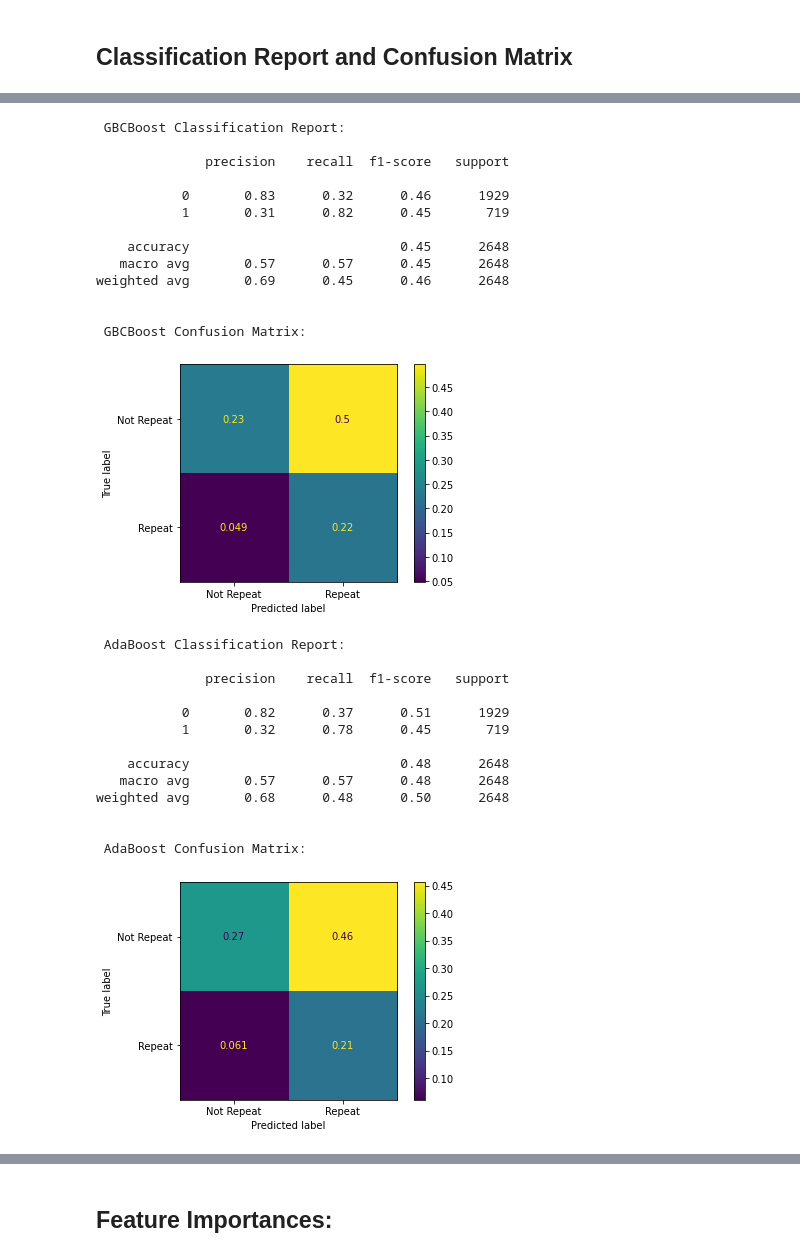
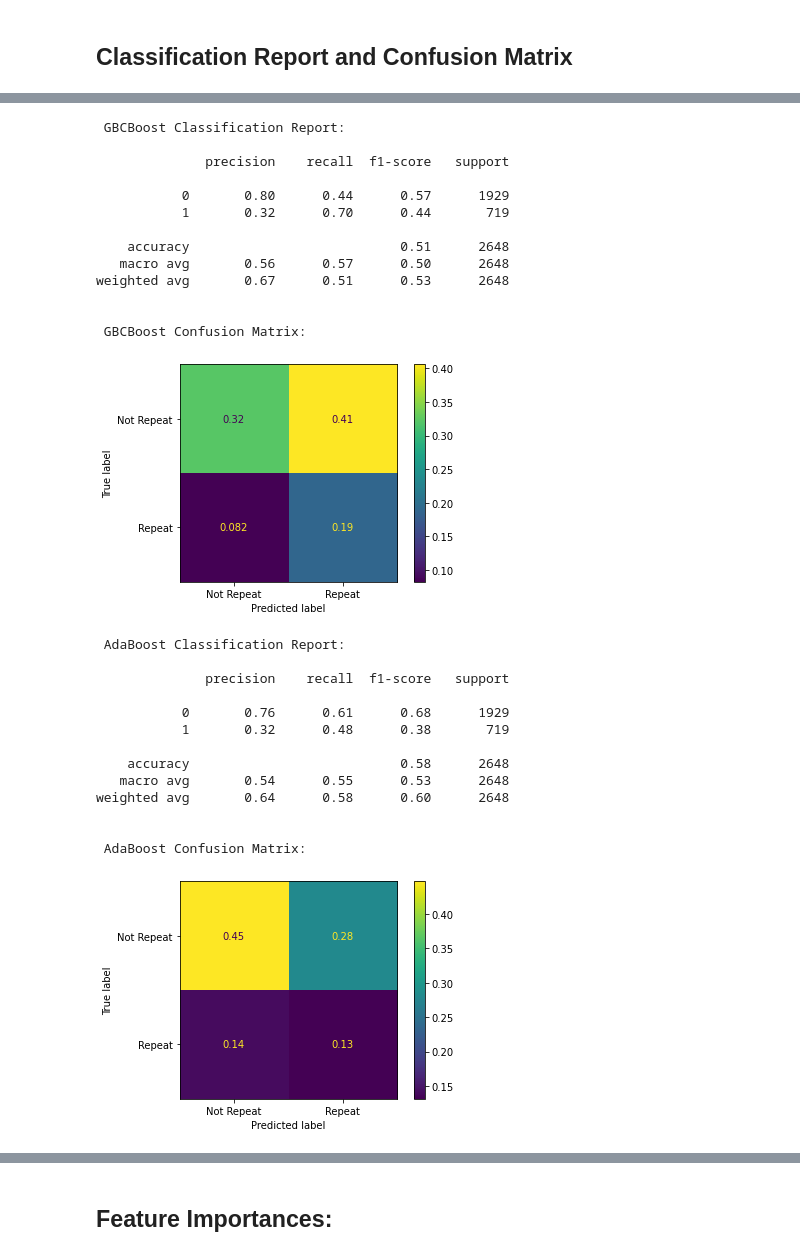
Before and after one commit to benjaminbellman/Shopify_CLTV_Machine_Learning, a Jupyter notebook: 4.Modelling/Classification--Predicting_REPEAT_CUSTOMER_AFTER_FIRST_WEEK/Simplified/Pre-Processing&Modelling-Classification-Resampling-4-Models.ipynb, the cells around one changed output, grey strips where cells are left out. Cells and saved outputs as stored; diff of their text form; code cells hidden in the pictures.

```diff
--- a/4.Modelling/Classification--Predicting_REPEAT_CUSTOMER_AFTER_FIRST_WEEK/Simplified/Pre-Processing&Modelling-Classification-Resampling-4-Models.ipynb
+++ b/4.Modelling/Classification--Predicting_REPEAT_CUSTOMER_AFTER_FIRST_WEEK/Simplified/Pre-Processing&Modelling-Classification-Resampling-4-Models.ipynb
@@ -763,11 +762,11 @@ weighted avg       0.67      0.48      0.49      2648
 # %%
 ## We get the classification report for Random Forest.
 print("\n GBCBoost Classification Report: \n")
-print(classification_report(y_test,(rfc_best.predict_proba(X_test)[:,1] >=0.48).astype(int)))
+print(classification_report(y_test,(rfc_best.predict_proba(X_test)[:,1] >=0.5).astype(int)))
 
 ## We get the confusion matrix for the best threshold of the best model.
 print("\n GBCBoost Confusion Matrix: \n")
-matrix = confusion_matrix(y_test,(rfc_best.predict_proba(X_test)[:,1] >= 0.48).astype(int))
+matrix = confusion_matrix(y_test,(rfc_best.predict_proba(X_test)[:,1] >= 0.5).astype(int))
 matrix = matrix.astype('float') / len(y_test)
 disp = ConfusionMatrixDisplay(matrix, display_labels=['Not Repeat','Repeat'])
 disp.plot()
@@ -777,43 +776,43 @@ plt.show()
 
               precision    recall  f1-score   support
 
-           0       0.83      0.32      0.46      1929
-           1       0.31      0.82      0.45       719
+           0       0.80      0.44      0.57      1929
+           1       0.32      0.70      0.44       719
 
-    accuracy                           0.45      2648
-   macro avg       0.57      0.57      0.45      2648
-weighted avg       0.69      0.45      0.46      2648
+    accuracy                           0.51      2648
+   macro avg       0.56      0.57      0.50      2648
+weighted avg       0.67      0.51      0.53      2648
 
 
  GBCBoost Confusion Matrix:
-[figure, old version]
+[figure, new version]
 # %%
 ## We get the classification report.
 print("\n AdaBoost Classification Report: \n")
-print(classification_report(y_test,(best_lreg.predict_proba(X_test)[:,1] >= 0.48).astype(int)))
+print(classification_report(y_test,(best_lreg.predict_proba(X_test)[:,1] >= 0.5).astype(int)))
 
 ## We get the confusion matrix for the best threshold of the best model.
 print("\n AdaBoost Confusion Matrix: \n")
-matrix = confusion_matrix(y_test,(best_lreg.predict_proba(X_test)[:,1] >= 0.48).astype(int))
+matrix = confusion_matrix(y_test,(best_lreg.predict_proba(X_test)[:,1] >= 0.5).astype(int))
 matrix = matrix.astype('float') / len(y_test)
 disp = ConfusionMatrixDisplay(matrix, display_labels=['Not Repeat','Repeat'])
 disp.plot()
 plt.show()
 # %% [output]
  AdaBoost Classification Report:
 
               precision    recall  f1-score   support
 
-           0       0.82      0.37      0.51      1929
-           1       0.32      0.78      0.45       719
+           0       0.76      0.61      0.68      1929
+           1       0.32      0.48      0.38       719
 
-    accuracy                           0.48      2648
-   macro avg       0.57      0.57      0.48      2648
-weighted avg       0.68      0.48      0.50      2648
+    accuracy                           0.58      2648
+   macro avg       0.54      0.55      0.53      2648
+weighted avg       0.64      0.58      0.60      2648
 
 
  AdaBoost Confusion Matrix:
-[figure, old version]
+[figure, new version]
 # %%
 ## We get the classification report.
 print("\n GBCBoost Classification Report: \n")
```
Also changed, not shown: parts of 8 cells of this notebook, 2 other files.
